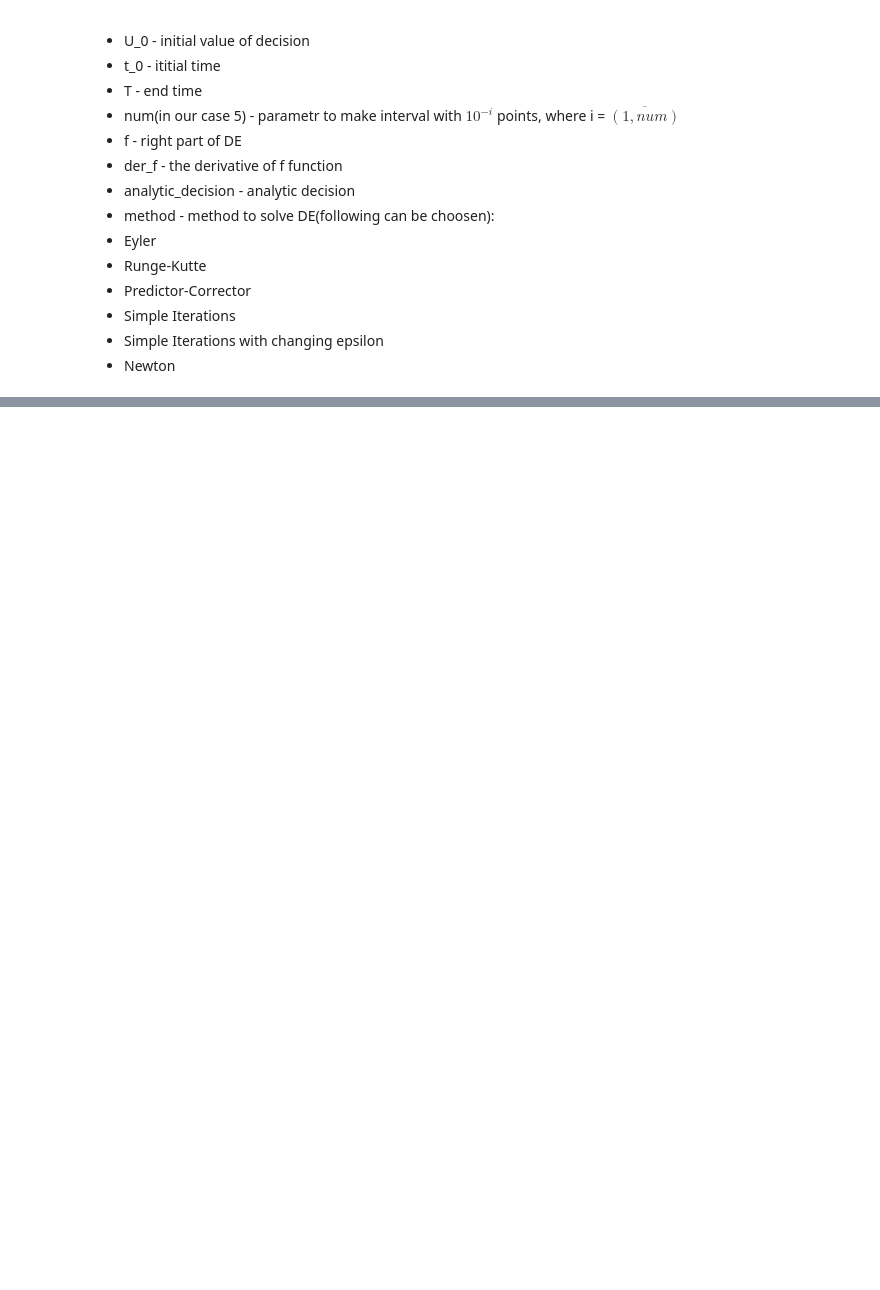
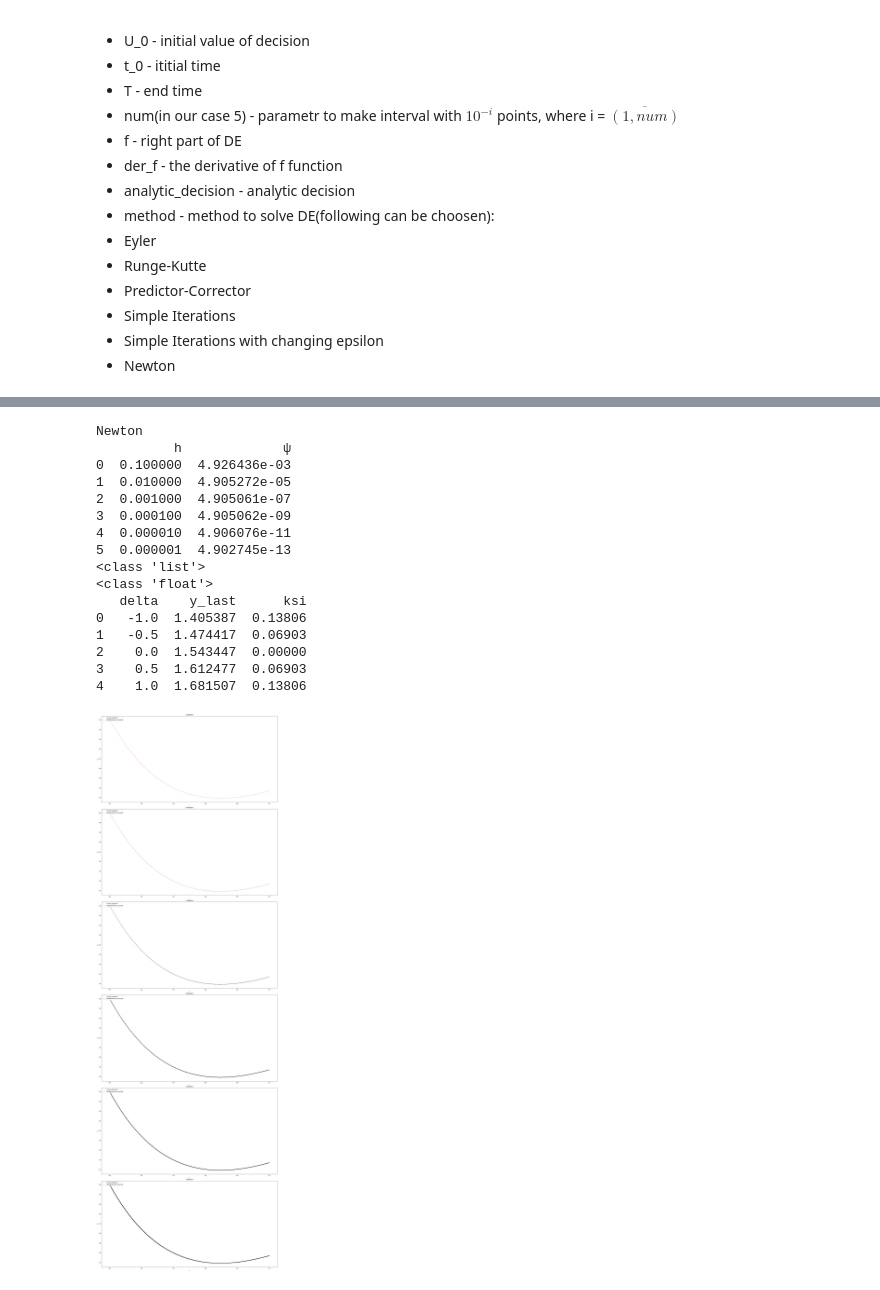
Before and after one commit to shanberochka/KFU_Term4_MathModeling, a Jupyter notebook: Введение_в_мат_моделирование_class_Analysis.ipynb, the cells around one changed output, grey strips where cells are left out. Saved outputs shown, nothing was run; the diff lists cells and outputs as text; code cells hidden in the pictures; blank space fills up the shorter version.

```diff
--- a/Введение_в_мат_моделирование_class_Analysis.ipynb
+++ b/Введение_в_мат_моделирование_class_Analysis.ipynb
@@ -336,0 +533,21 @@ Eyler
+# %%
+table = Analysis(U_0, t_0, T, 6, f, der_f, analytic_decision, method = 'Newton')
+table.train()
+# %% [output]
+Newton
+          h             ψ
+0  0.100000  4.926436e-03
+1  0.010000  4.905272e-05
+2  0.001000  4.905061e-07
+3  0.000100  4.905062e-09
+4  0.000010  4.906076e-11
+5  0.000001  4.902745e-13
+<class 'list'>
+<class 'float'>
+   delta    y_last      ksi
+0   -1.0  1.405387  0.13806
+1   -0.5  1.474417  0.06903
+2    0.0  1.543447  0.00000
+3    0.5  1.612477  0.06903
+4    1.0  1.681507  0.13806
+[figure, added]
```
Also changed, not shown: parts of 13 cells of this notebook.
